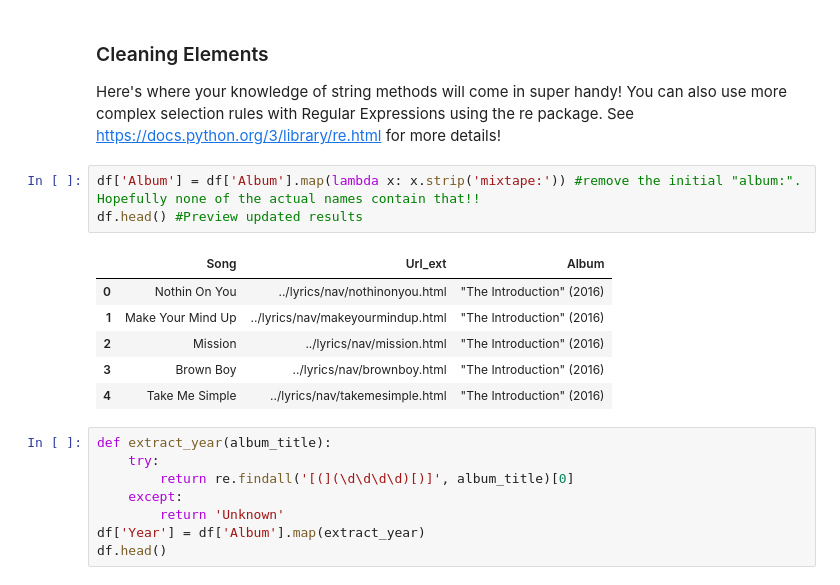
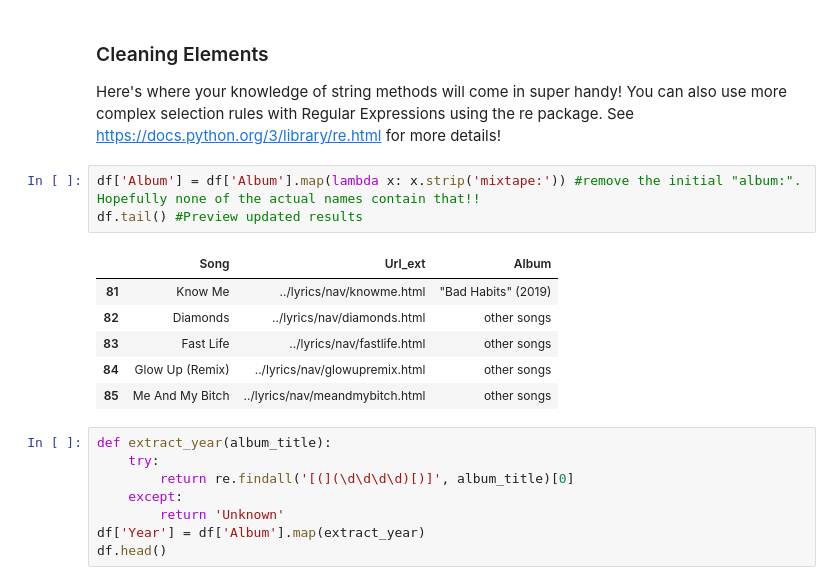
Before and after one commit to Ran-Tokman/dsc-2-18-14-web-scraping-with-beautiful-soup-nyc-ds-career-031119, a Jupyter notebook: index.ipynb, the cells around one changed output. Saved outputs shown, nothing was run; the diff lists cells and outputs as text.

```diff
--- a/index.ipynb
+++ b/index.ipynb
@@ -354,14 +354,14 @@ df.head() #Preview the DataFrame (default is first 5 rows)
 Here's where your knowledge of string methods will come in super handy! You can also use more complex selection rules with Regular Expressions using the re package. See https://docs.python.org/3/library/re.html for more details!
 # %%
 df['Album'] = df['Album'].map(lambda x: x.strip('mixtape:')) #remove the initial "album:". Hopefully none of the actual names contain that!!
-df.head() #Preview updated results
+df.tail() #Preview updated results
 # %% [output]
 |  | Song | Url_ext | Album |
-| 0 | Nothin On You | ../lyrics/nav/nothinonyou.html | "The Introduction" (2016) |
-| 1 | Make Your Mind Up | ../lyrics/nav/makeyourmindup.html | "The Introduction" (2016) |
-| 2 | Mission | ../lyrics/nav/mission.html | "The Introduction" (2016) |
-| 3 | Brown Boy | ../lyrics/nav/brownboy.html | "The Introduction" (2016) |
-| 4 | Take Me Simple | ../lyrics/nav/takemesimple.html | "The Introduction" (2016) |
+| 81 | Know Me | ../lyrics/nav/knowme.html | "Bad Habits" (2019) |
+| 82 | Diamonds | ../lyrics/nav/diamonds.html | other songs |
+| 83 | Fast Life | ../lyrics/nav/fastlife.html | other songs |
+| 84 | Glow Up (Remix) | ../lyrics/nav/glowupremix.html | other songs |
+| 85 | Me And My Bitch | ../lyrics/nav/meandmybitch.html | other songs |
 # %%
 def extract_year(album_title):
     try:
```
